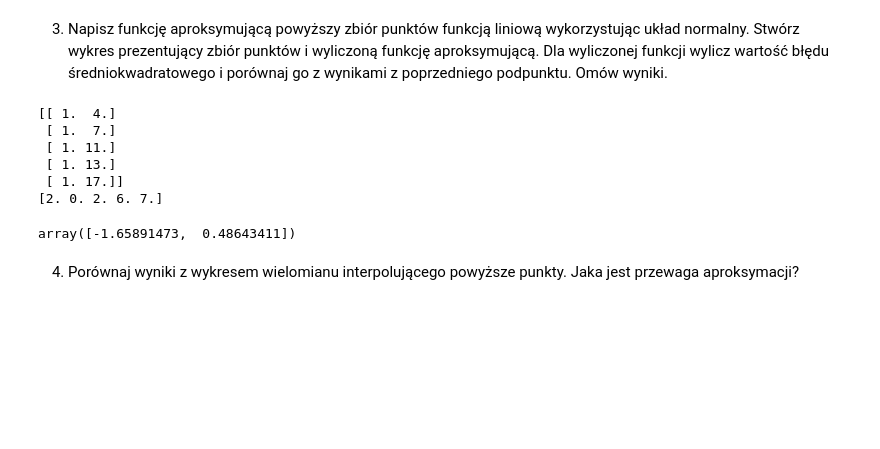
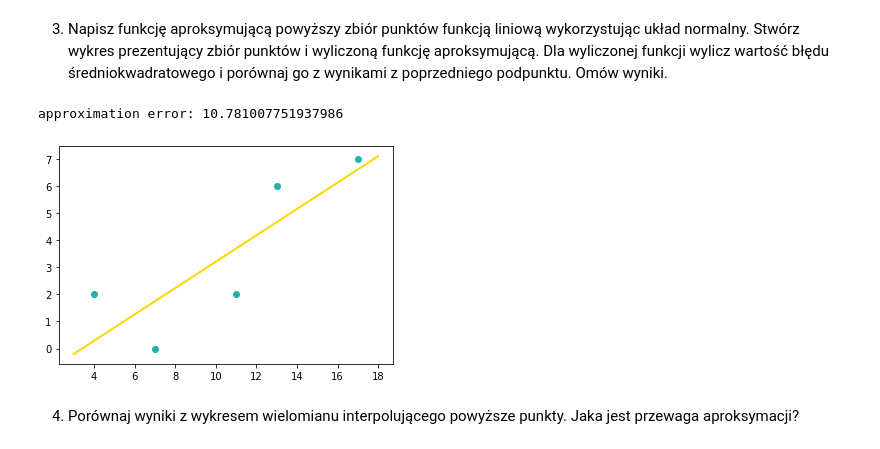
Before and after one commit to mhawryluk/mownit, a Jupyter notebook: lab3/lab3.ipynb, the cells around one changed output. Drawn from its saved outputs; the diff is of its cells as text; code cells hidden in the pictures; blank space fills up the shorter version.

```diff
--- a/lab3/lab3.ipynb
+++ b/lab3/lab3.ipynb
@@ -46,21 +46,27 @@ def approximate(points):
     A = np.ones(shape=(len(points), 2))
     B = np.zeros(len(points))
     for i, (x, y) in enumerate(points):
-        A[i][1] = x
+        A[i][0] = x
         B[i] = y
-    print(A)
-    print(B)
 
-    return np.linalg.solve(A.T @ A, A.T @ B)
+    a, b = np.linalg.solve(A.T @ A, A.T @ B)
+    func = lambda x: a*x + b
+    return func, count_error(points, func)
 
-approximate(points)
+function, error = approximate(points)
+print(f'approximation error: {error}')
 # %% [output]
-[[ 1.  4.]
- [ 1.  7.]
- [ 1. 11.]
- [ 1. 13.]
- [ 1. 17.]]
-[2. 0. 2. 6. 7.]
+approximation error: 10.781007751937986
-array([-1.65891473,  0.48643411])
+# %%
+def plot_approximation(function, points, ax=None):
+    if ax is None:
+        fig, ax = plt.subplots()
+    ax.plot([x[0] for x in points], [y[1] for y in points], marker="o", linestyle=" ", color="lightseagreen")
+    xs = np.linspace(min(points, key=lambda x: x[0])[0] - 1, max(points, key = lambda x: x[0])[0] + 1, 100)
+    ax.plot(xs, function(xs), color="gold", linewidth=2)
+# %%
+plot_approximation(function, points)
+# %% [output]
+[figure, added]
 # %% [markdown]
 4. Porównaj wyniki z wykresem wielomianu interpolującego powyższe punkty. Jaka jest przewaga aproksymacji?
```
Also changed, not shown: parts of 10 cells of this notebook.
